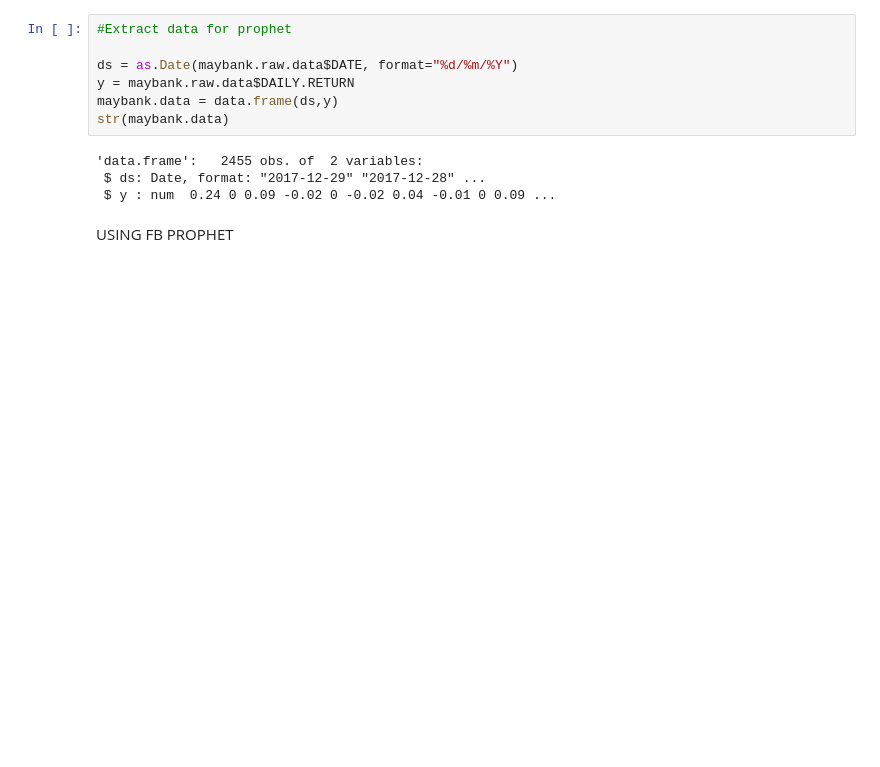
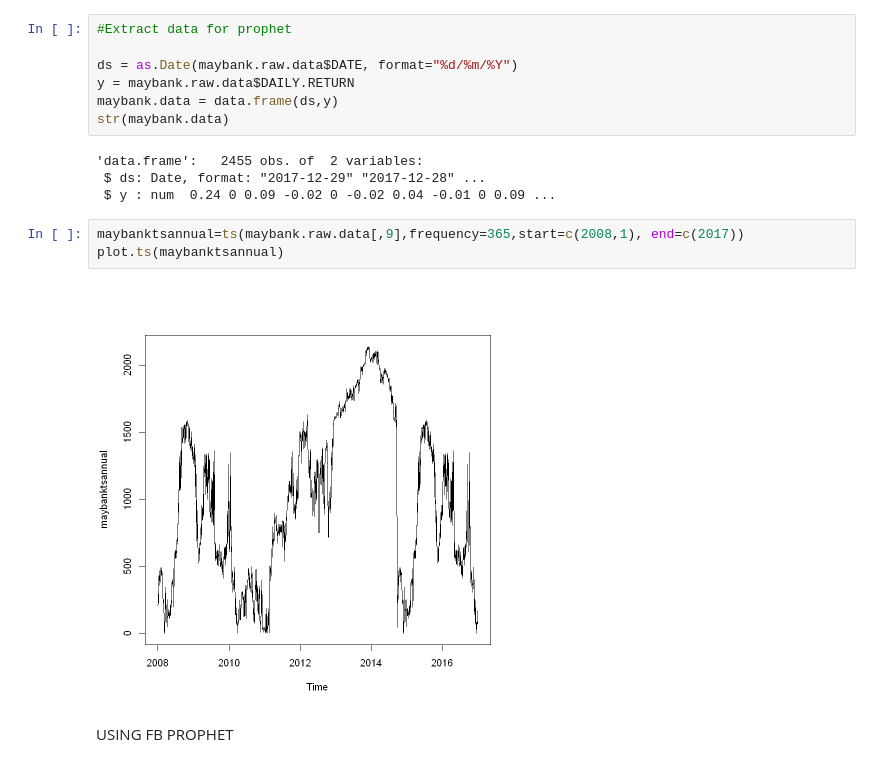
Before and after one commit to naelah/Stock-Time-Forecast-Analysis-in-R, a Jupyter notebook: Stock Time Series Analysis.ipynb, the cells around one changed output. Drawn from its saved outputs; the diff is of its cells as text; blank space fills up the shorter version.

```diff
--- a/Stock Time Series Analysis.ipynb
+++ b/Stock Time Series Analysis.ipynb
@@ -30,5 +36,10 @@ str(maybank.data)
 'data.frame':   2455 obs. of  2 variables:
  $ ds: Date, format: "2017-12-29" "2017-12-28" ...
  $ y : num  0.24 0 0.09 -0.02 0 -0.02 0.04 -0.01 0 0.09 ...
+# %%
+maybanktsannual=ts(maybank.raw.data[,9],frequency=365,start=c(2008,1), end=c(2017))
+plot.ts(maybanktsannual)
+# %% [output]
+[figure, added]
 # %% [markdown]
 USING FB PROPHET
```
Also changed, not shown: parts of 10 cells of this notebook, 3 other files.
